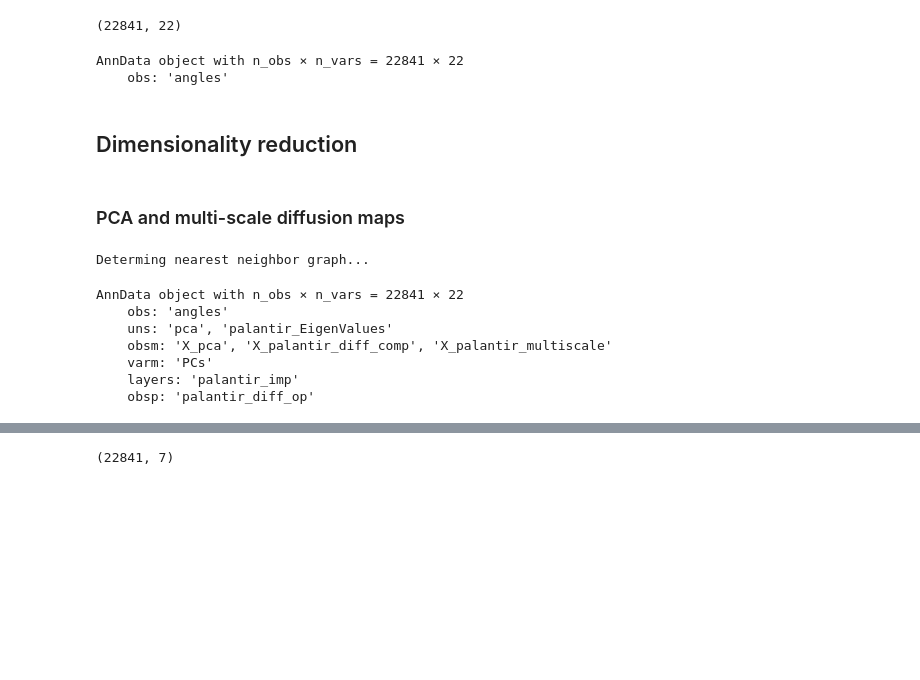
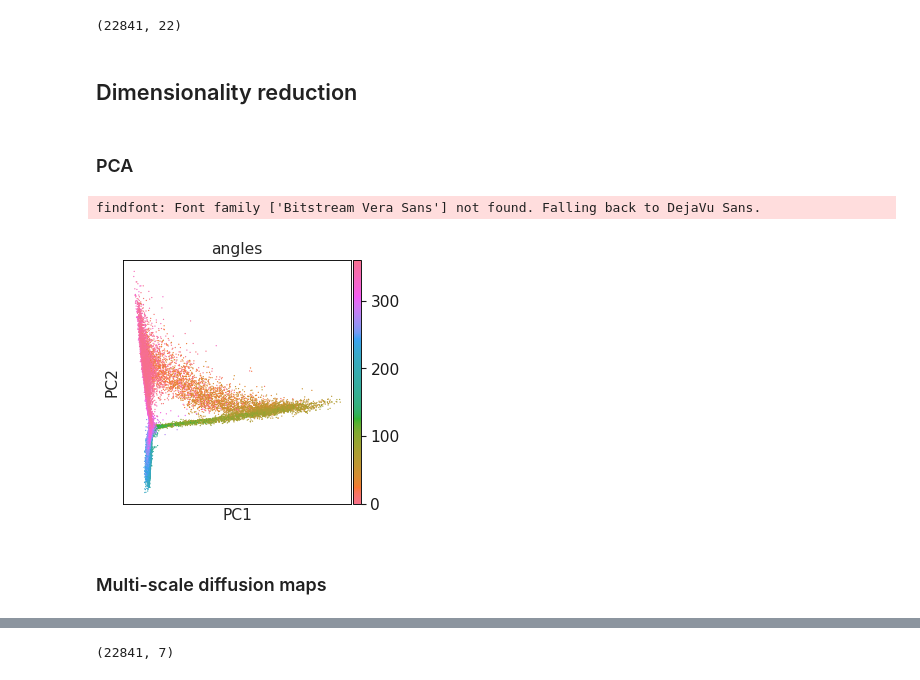
Before and after one commit to LouisFaure/scFates_notebooks, a Jupyter notebook: Beyond_scRNAseq.ipynb, the cells around one changed output, grey strips where cells are left out. Saved outputs shown, nothing was run; the diff lists cells and outputs as text; code cells hidden in the pictures; blank space fills up the shorter version.

```diff
--- a/Beyond_scRNAseq.ipynb
+++ b/Beyond_scRNAseq.ipynb
@@ -51,24 +51,17 @@ counts.shape
 adata=anndata.AnnData(counts)
 adata.obs['angles']=np.degrees(pd.read_csv(angle_u, header=None).values)
 # %%
-adata
+adata.obs['time']=np.arange(0,adata.shape[0]*0.05,0.05)
-# %% [output]
-AnnData object with n_obs × n_vars = 22841 × 22
-    obs: 'angles'
 # %% [markdown]
 ## Dimensionality reduction
 # %% [markdown]
-### PCA and multi-scale diffusion maps
+### PCA
 # %%
 sc.pp.pca(adata)
-sce.tl.palantir(adata)
-adata
-# %% [output]
-Determing nearest neighbor graph...
-AnnData object with n_obs × n_vars = 22841 × 22
-    obs: 'angles'
-    uns: 'pca', 'palantir_EigenValues'
-    obsm: 'X_pca', 'X_palantir_diff_comp', 'X_palantir_multiscale'
-    varm: 'PCs'
-    layers: 'palantir_imp'
-    obsp: 'palantir_diff_op'
+# %%
+sc.pl.pca(adata,color="angles",cmap=flat_huslmap)
+# %% [output]
+findfont: Font family ['Bitstream Vera Sans'] not found. Falling back to DejaVu Sans.
+[figure, added]
+# %% [markdown]
+### Multi-scale diffusion maps
```
Also changed, not shown: parts of 16 cells of this notebook.
